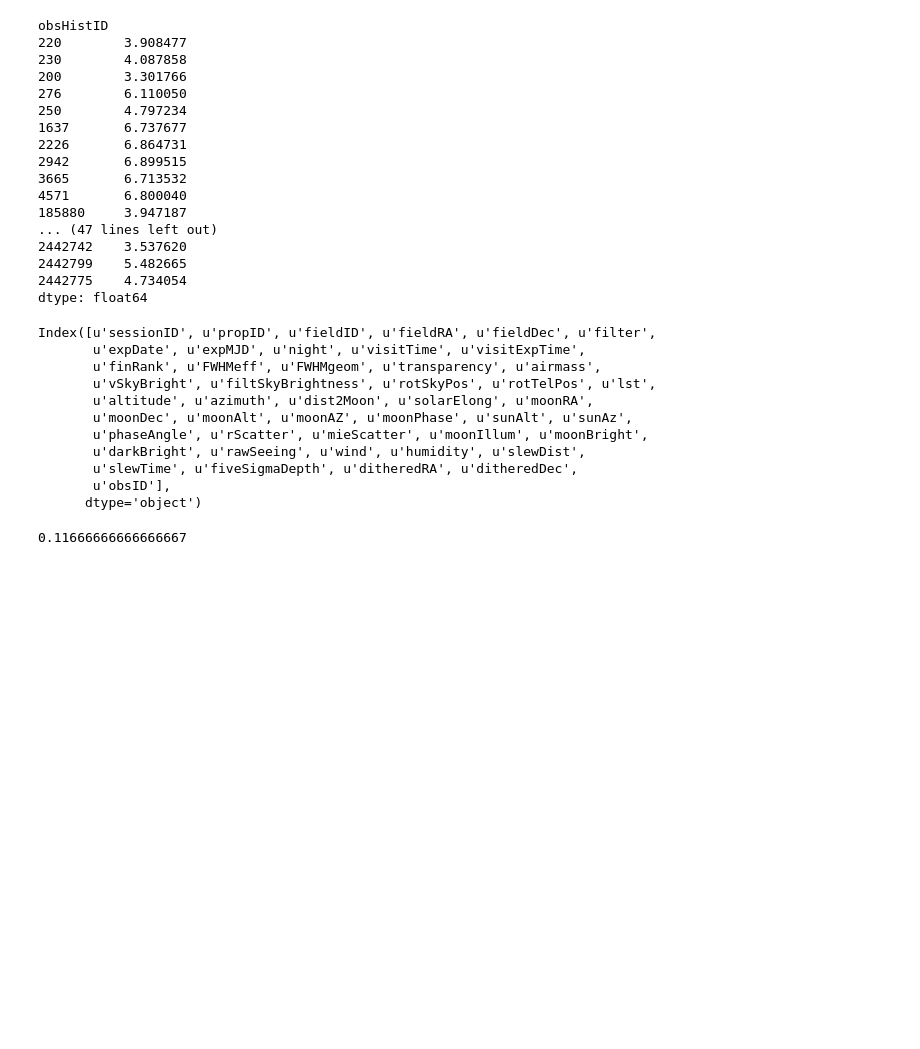
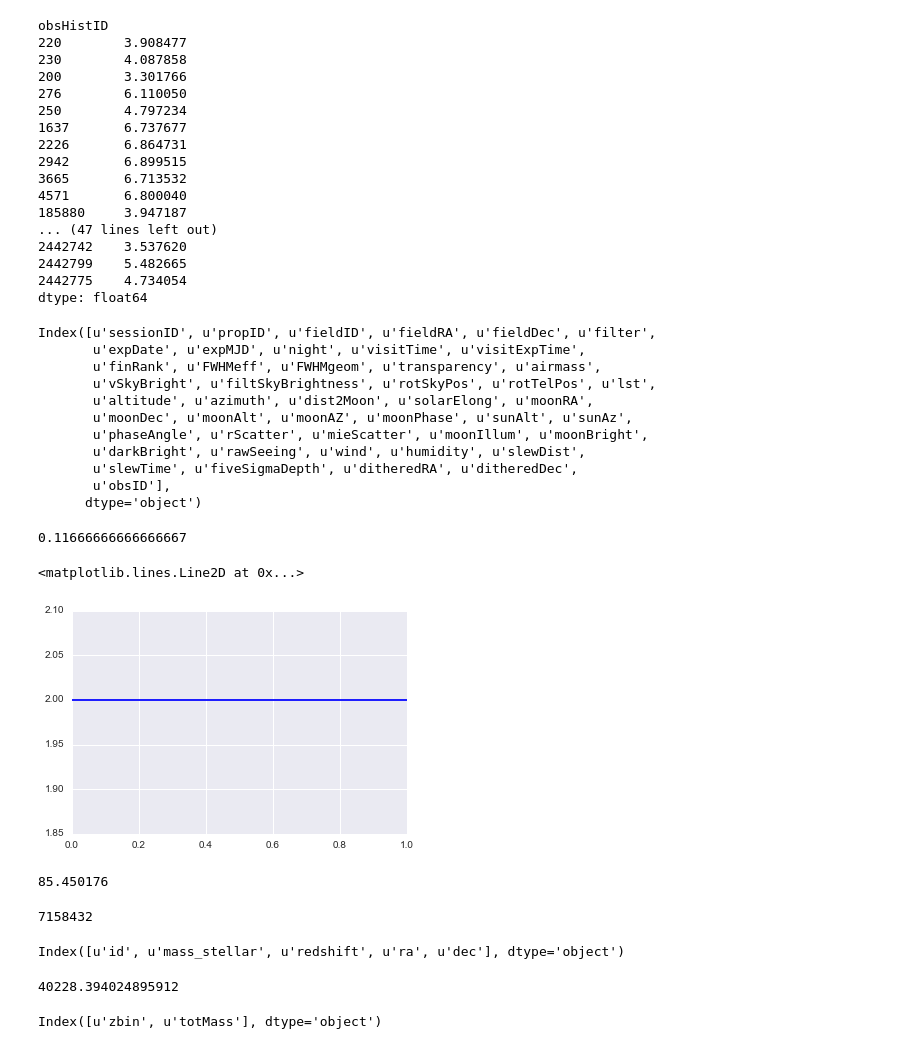
Before and after one commit to rbiswas4/SNsims, a Jupyter notebook: snsims/exampleUsage.ipynb, the cells around one changed output. Cells and saved outputs as stored; diff of their text form; code cells hidden in the pictures; blank space fills up the shorter version.

```diff
--- a/snsims/exampleUsage.ipynb
+++ b/snsims/exampleUsage.ipynb
@@ -512,3 +517,13 @@ Index([u'sessionID', u'propID', u'fieldID', u'fieldRA', u'fieldDec', u'filter',
 3.5 / 30.
 # %% [output]
 0.11666666666666667
+# %%
+fig, ax = plt.subplots()
+ax.axhline(2.)
+# %% [output]
+<matplotlib.lines.Line2D at 0x...>
+[figure, added]
+# %%
+85450176 / 1e6
+# %% [output]
+85.450176
@@ -514,0 +532,8 @@ Index([u'sessionID', u'propID', u'fieldID', u'fieldRA', u'fieldDec', u'filter',
+# %%
+len(df)
+# %% [output]
+7158432
+# %%
+df.columns
+# %% [output]
+Index([u'id', u'mass_stellar', u'redshift', u'ra', u'dec'], dtype='object')
@@ -514,0 +546,8 @@ Index([u'sessionID', u'propID', u'fieldID', u'fieldRA', u'fieldDec', u'filter',
+# %%
+df.query('zbin==2').mass_stellar.sum()
+# %% [output]
+40228.394024895912
+# %%
+dfz.columns
+# %% [output]
+Index([u'zbin', u'totMass'], dtype='object')
```
Also changed, not shown: parts of 22 cells of this notebook.
